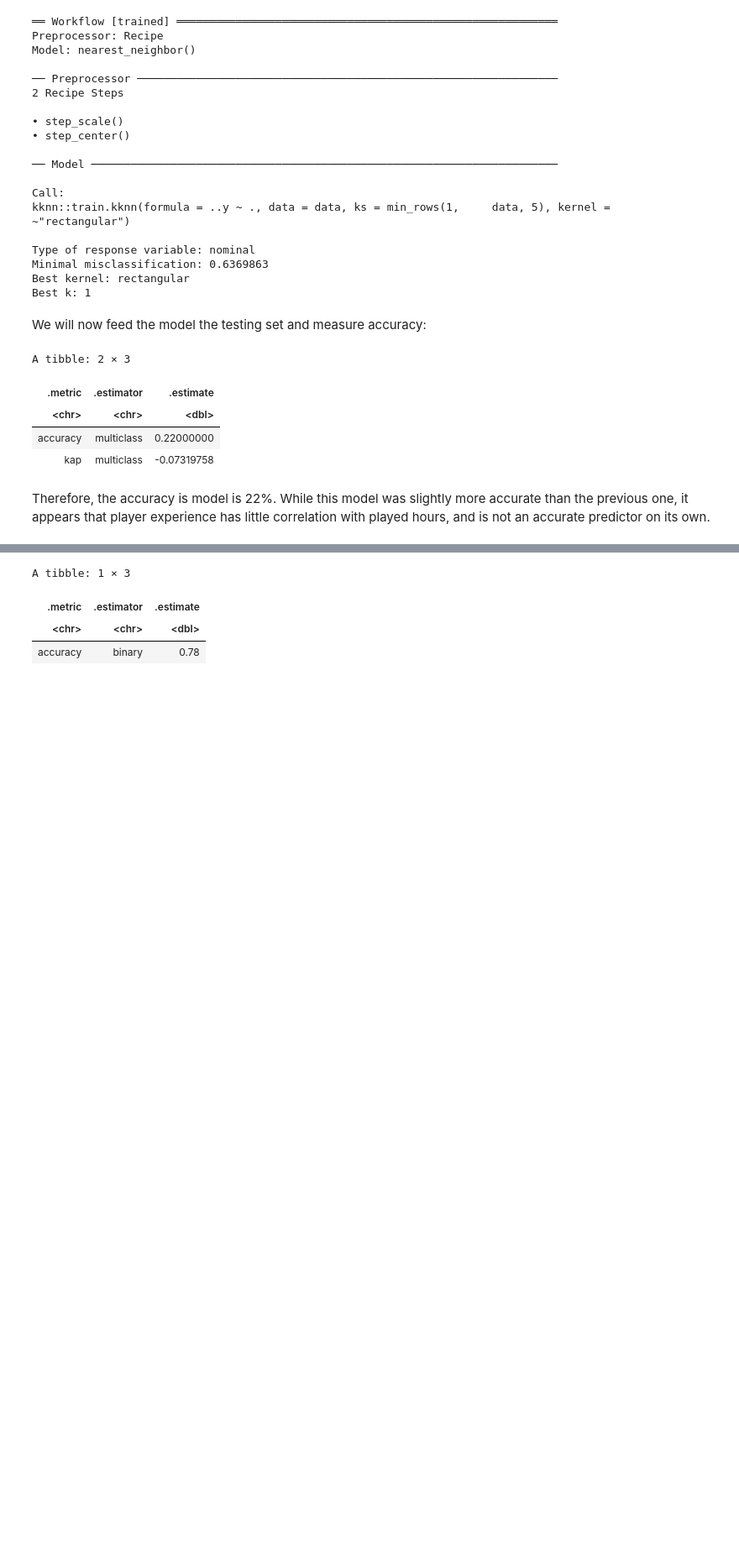
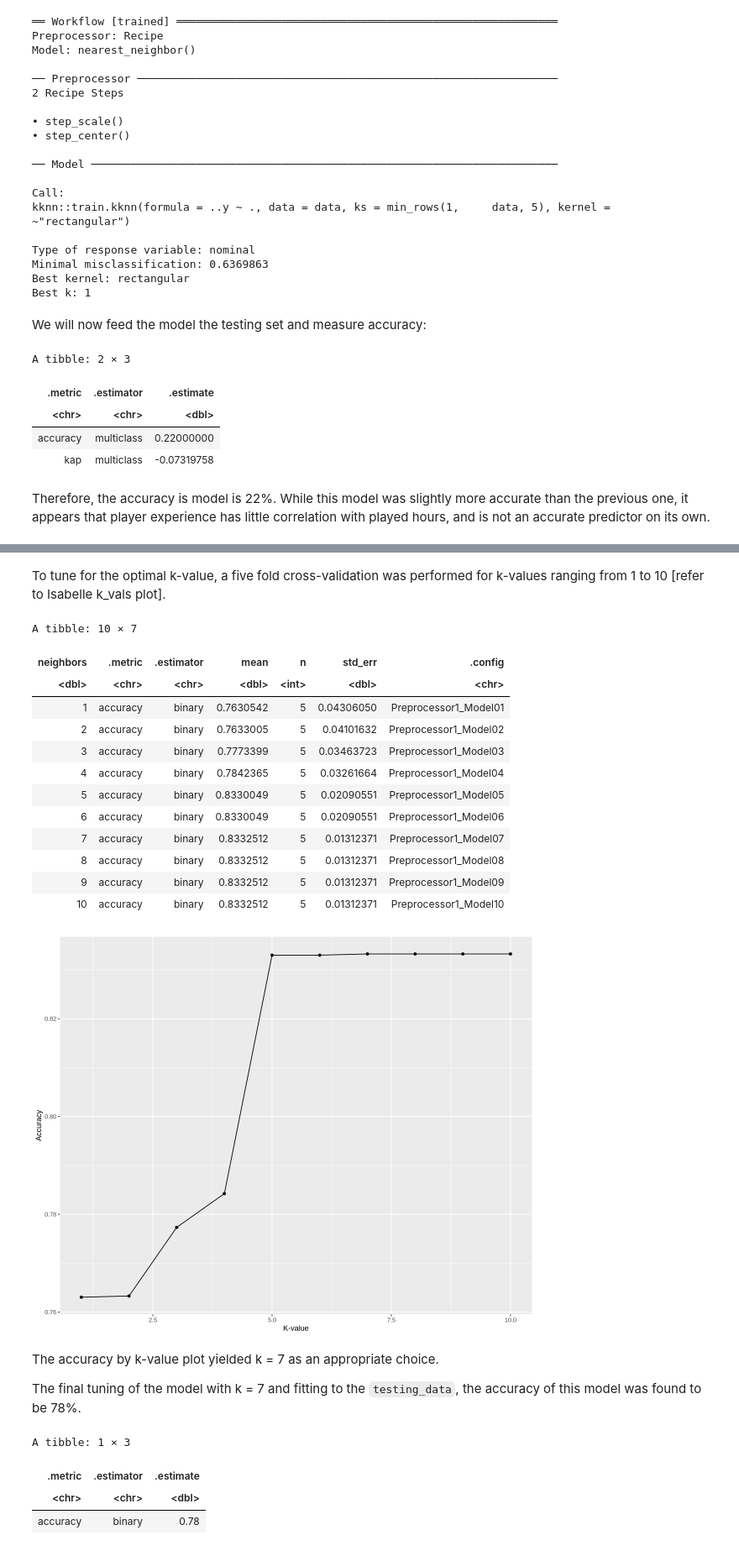
Before and after one commit to H-Isabelle/dsci100-group-project, a Jupyter notebook: FinalReport.ipynb, the cells around one changed output, grey strips where cells are left out. Shown at 84% size. Cells and saved outputs as stored; diff of their text form; code cells hidden in the pictures; blank space fills up the shorter version.

Commit message:
Isabelle changes

```diff
--- a/FinalReport.ipynb
+++ b/FinalReport.ipynb
@@ -496,3 +497,48 @@ cross_val_plot
+# %% [markdown]
+To tune for the optimal k-value, a five fold cross-validation was performed for k-values ranging from 1 to 10 [refer to Isabelle k_vals plot].
+# %%
+# Creating the model with tuning and cross-validation: Choosing the optimal k-value
+
+set.seed(3456)
+
+data_vfold <- vfold_cv(training_data, v = 5, strata = contributor_type)
+
+k_vals <- tibble(neighbors = seq(from = 1, to = 10, by = 1))
+
+
+metrics <- workflow() |>
+        add_recipe(classification_recipe) |>
+        add_model(classification_knn) |>
+        tune_grid(resamples = data_vfold, grid = k_vals) |>
+        collect_metrics() |>
+        filter(.metric == "accuracy")
+metrics
+
+
+cross_val_plot <- ggplot(metrics, aes(x= neighbors, y= mean)) +
+    geom_point() +
+    geom_line() +
+    labs(x= "K-value", y= "Accuracy")
+cross_val_plot
+# %% [output]
+A tibble: 10 × 7
+| neighbors | .metric | .estimator | mean | n | std_err | .config |
+| <dbl> | <chr> | <chr> | <dbl> | <int> | <dbl> | <chr> |
+| 1 | accuracy | binary | 0.7630542 | 5 | 0.04306050 | Preprocessor1_Model01 |
+| 2 | accuracy | binary | 0.7633005 | 5 | 0.04101632 | Preprocessor1_Model02 |
+| 3 | accuracy | binary | 0.7773399 | 5 | 0.03463723 | Preprocessor1_Model03 |
+| 4 | accuracy | binary | 0.7842365 | 5 | 0.03261664 | Preprocessor1_Model04 |
+| 5 | accuracy | binary | 0.8330049 | 5 | 0.02090551 | Preprocessor1_Model05 |
+| 6 | accuracy | binary | 0.8330049 | 5 | 0.02090551 | Preprocessor1_Model06 |
+| 7 | accuracy | binary | 0.8332512 | 5 | 0.01312371 | Preprocessor1_Model07 |
+| 8 | accuracy | binary | 0.8332512 | 5 | 0.01312371 | Preprocessor1_Model08 |
+| 9 | accuracy | binary | 0.8332512 | 5 | 0.01312371 | Preprocessor1_Model09 |
+| 10 | accuracy | binary | 0.8332512 | 5 | 0.01312371 | Preprocessor1_Model10 |
+[figure, added]
+# %% [markdown]
+The accuracy by k-value plot yielded k = 7 as an appropriate choice.
+
+The final tuning of the model with k = 7 and fitting to the `testing_data`, the accuracy of this model was found to be 78%.
 # %%
 # Building the tuned model with k = 7
 
```
Also changed, not shown: parts of 11 cells of this notebook.
